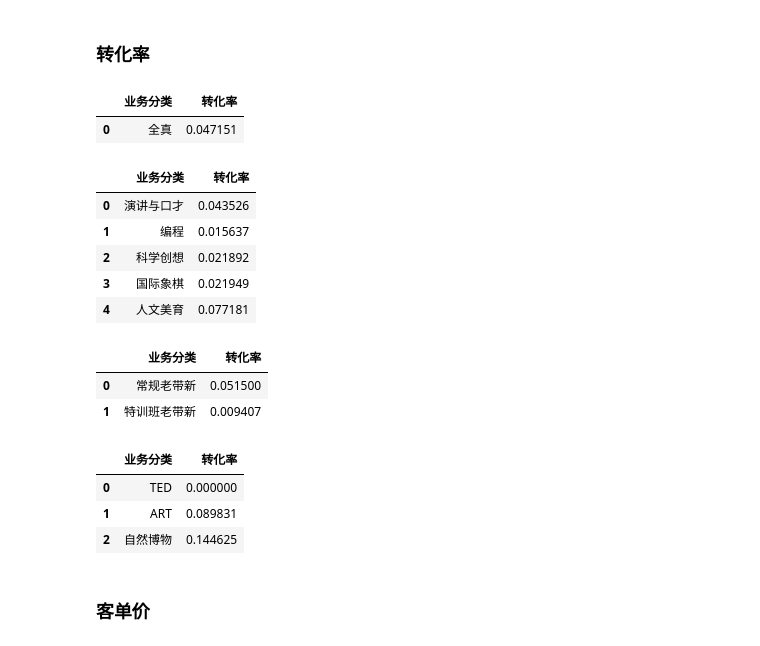
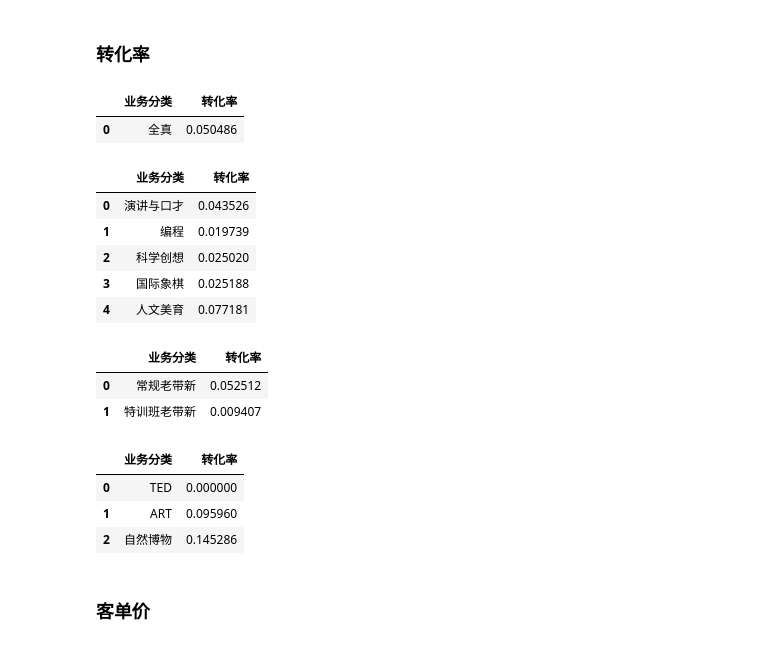
Before and after one commit to 15210280436/test_github, a Jupyter notebook: APPGMV回溯.ipynb, the cells around one changed output. Cells and saved outputs as stored; diff of their text form; code cells hidden in the pictures.

```diff
--- a/APPGMV回溯.ipynb
+++ b/APPGMV回溯.ipynb
@@ -43,12 +43,12 @@ builder.config("spark.executor.cores", 2)
 # builder.master(master_url)
 spark = builder.enableHiveSupport().appName("demo").getOrCreate()
 # %%
-# start='2022-07-11'
-# end='2022-07-17'
-start_1=datetime.now() - timedelta(days=7)
-start = datetime.strftime(start_1,'%Y-%m-%d')
-end_1=datetime.now() - timedelta(days=1)
-end = datetime.strftime(end_1,'%Y-%m-%d')
+start='2022-07-25'
+end='2022-07-31'
+# start_1=datetime.now() - timedelta(days=7)
+# start = datetime.strftime(start_1,'%Y-%m-%d')
+# end_1=datetime.now() - timedelta(days=1)
+# end = datetime.strftime(end_1,'%Y-%m-%d')
 
 # 开始时间
 start_n=(pd.to_datetime(datetime.strftime(datetime.now(),'%Y-%m-%d'))-pd.to_datetime(start)).days
@@ -1002,35 +986,35 @@ left join
         ) as c on a.course_id = c.course_id and a.goods_id = c.goods_id and c.course_name = b.course_name and b.work_type = c.work_type and b.dt = c.dt
     inner join
         (
         select
             dt,
             order_sn,
             price,
             real_price,
             cast(stu_id as string) as stu_id,
             order_type,
             source_id
         from
             wx_odsdb.ods_ms_next_app_nscm_orders_fd
         where
             dt = date_format(date_add(current_date,-1),'yyyy-MM-dd')
             and pay_status = 20   -- 20 支付成功
         ) as d on c.order_sn = d.order_sn and c.stu_id = d.stu_id and c.dt = d.dt
     where
         c.stu_id != ''
     ) as b on a.`学生ID` = b.`学生ID` and a.`工作室ID` = b.`工作室ID`
 group by
     '全真'
 
-""" % (end_yes_14_fmt,end_yes_7_fmt)
+""" % (end_yes_14_fmt,end_yes_fmt)
 
 result = spark.sql(sql)
 
 data_zhuanhualv_next=result.toPandas()
 data_zhuanhualv_next.head()
 # %% [output]
 |  | 业务分类 | 转化率 |
-| 0 | 全真 | 0.047151 |
+| 0 | 全真 | 0.050486 |
 # %%
 # 素质导流课转化率
 sql = """
@@ -1063,9 +1047,9 @@ data_zhuanhualv_suzhi.head()
 # %% [output]
 |  | 业务分类 | 转化率 |
 | 0 | 演讲与口才 | 0.043526 |
-| 1 | 编程 | 0.015637 |
-| 2 | 科学创想 | 0.021892 |
-| 3 | 国际象棋 | 0.021949 |
+| 1 | 编程 | 0.019739 |
+| 2 | 科学创想 | 0.025020 |
+| 3 | 国际象棋 | 0.025188 |
 | 4 | 人文美育 | 0.077181 |
 # %%
 # 老带新转化率
@@ -1101,7 +1085,7 @@ data_zhuanhualv_laodaixin=result.toPandas()
 data_zhuanhualv_laodaixin.head()
 # %% [output]
 |  | 业务分类 | 转化率 |
-| 0 | 常规老带新 | 0.051500 |
+| 0 | 常规老带新 | 0.052512 |
 | 1 | 特训班老带新 | 0.009407 |
 # %%
 # 创新转化率
@@ -1193,8 +1177,8 @@ data_zhuanhualv_chuagnxin.head()
 # %% [output]
 |  | 业务分类 | 转化率 |
 | 0 | TED | 0.000000 |
-| 1 | ART | 0.089831 |
-| 2 | 自然博物 | 0.144625 |
+| 1 | ART | 0.095960 |
+| 2 | 自然博物 | 0.145286 |
 # %% [markdown]
 ### 客单价
 # %%
```
Also changed, not shown: parts of 21 cells of this notebook.
